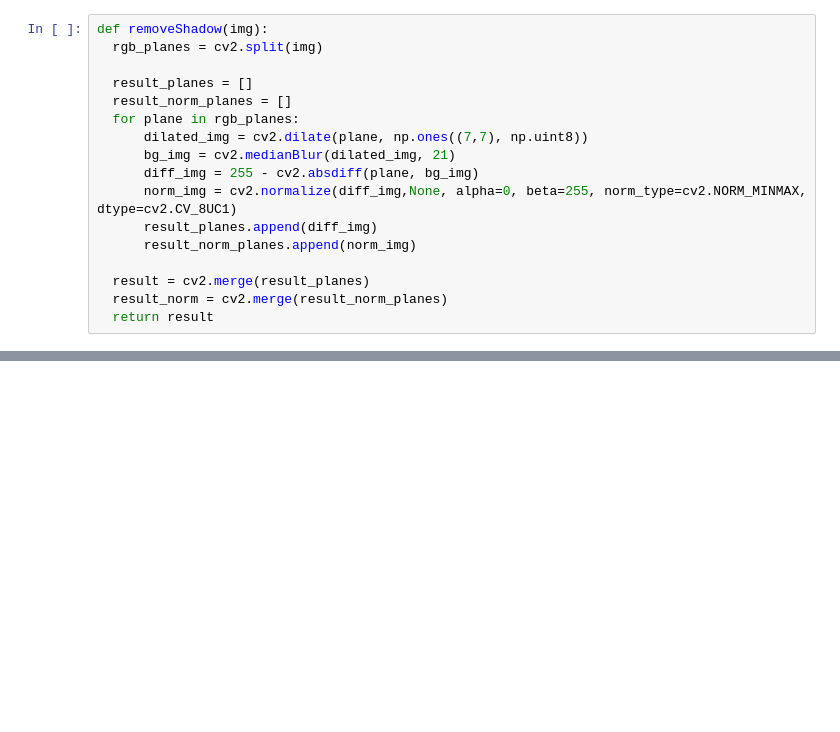
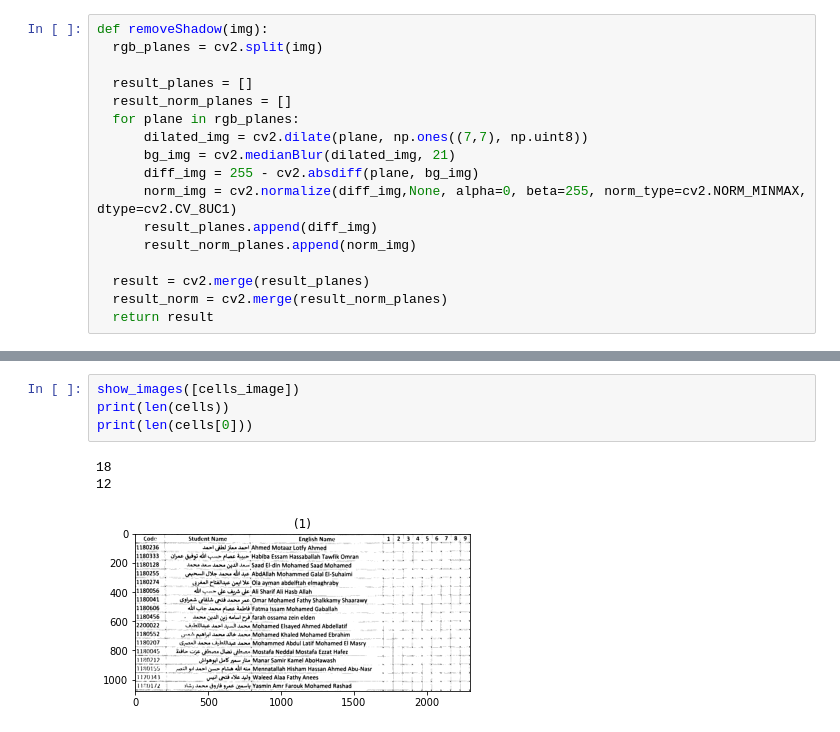
Before and after one commit to MoaazZaki/grade-auto-filler, a Jupyter notebook: playgrounds/cellDetectionModel.ipynb, the cells around one changed output, grey strips where cells are left out. Drawn from its saved outputs; the diff is of its cells as text; blank space fills up the shorter version.

```diff
--- a/playgrounds/cellDetectionModel.ipynb
+++ b/playgrounds/cellDetectionModel.ipynb
@@ -737,0 +447,8 @@ output_csv(cells_image,cells,"/content/output.xlsx")
+# %%
+show_images([cells_image])
+print(len(cells))
+print(len(cells[0]))
+# %% [output]
+18
+12
+[figure, added]
```
Also changed, not shown: parts of 37 cells of this notebook, 6 other files.
